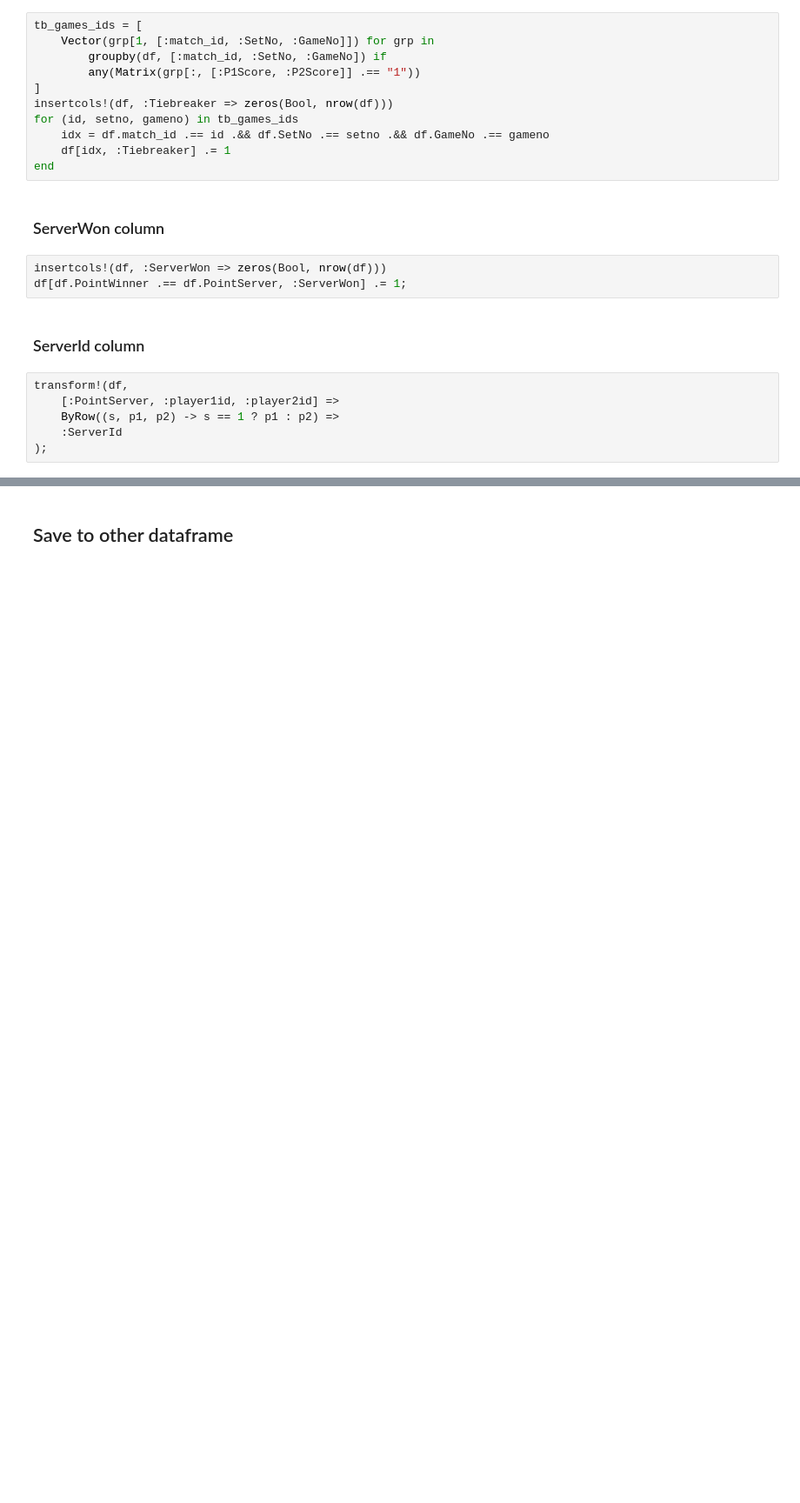
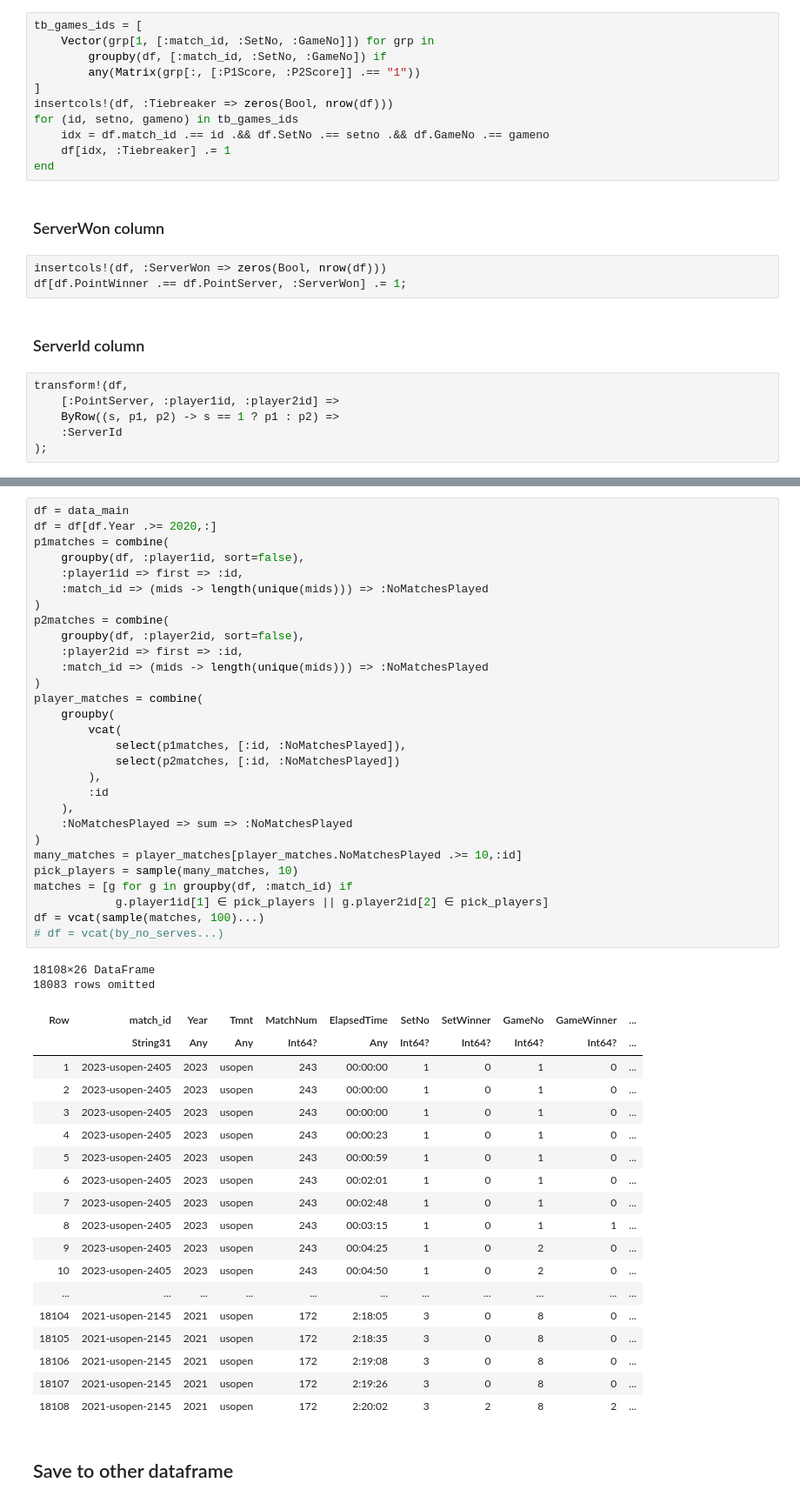
Before and after one commit to VictorKeil/grand-slam-analysis, a Jupyter notebook: Main.ipynb, the cells around one changed output, grey strips where cells are left out. Shown at 87% size. Saved outputs shown, nothing was run; the diff lists cells and outputs as text; blank space fills up the shorter version.

```diff
--- a/Main.ipynb
+++ b/Main.ipynb
@@ -207,2 +192,52 @@ players = CSV.read("clean-data/players.csv", DataFrame)
+# %%
+df = data_main
+df = df[df.Year .>= 2020,:]
+p1matches = combine(
+    groupby(df, :player1id, sort=false),
+    :player1id => first => :id,
+    :match_id => (mids -> length(unique(mids))) => :NoMatchesPlayed
+)
+p2matches = combine(
+    groupby(df, :player2id, sort=false),
+    :player2id => first => :id,
+    :match_id => (mids -> length(unique(mids))) => :NoMatchesPlayed
+)
+player_matches = combine(
+    groupby(
+        vcat(
+            select(p1matches, [:id, :NoMatchesPlayed]),
+            select(p2matches, [:id, :NoMatchesPlayed])
+        ),
+        :id
+    ),
+    :NoMatchesPlayed => sum => :NoMatchesPlayed
+)
+many_matches = player_matches[player_matches.NoMatchesPlayed .>= 10,:id]
+pick_players = sample(many_matches, 10)
+matches = [g for g in groupby(df, :match_id) if
+            g.player1id[1] ∈ pick_players || g.player2id[2] ∈ pick_players]
+df = vcat(sample(matches, 100)...)
+# df = vcat(by_no_serves...)
+# %% [output]
+18108×26 DataFrame
+18083 rows omitted
+| Row | match_id | Year | Tmnt | MatchNum | ElapsedTime | SetNo | SetWinner | GameNo | GameWinner | ... |
+|  | String31 | Any | Any | Int64? | Any | Int64? | Int64? | Int64? | Int64? | ... |
+| 1 | 2023-usopen-2405 | 2023 | usopen | 243 | 00:00:00 | 1 | 0 | 1 | 0 | ... |
+| 2 | 2023-usopen-2405 | 2023 | usopen | 243 | 00:00:00 | 1 | 0 | 1 | 0 | ... |
+| 3 | 2023-usopen-2405 | 2023 | usopen | 243 | 00:00:00 | 1 | 0 | 1 | 0 | ... |
+| 4 | 2023-usopen-2405 | 2023 | usopen | 243 | 00:00:23 | 1 | 0 | 1 | 0 | ... |
+| 5 | 2023-usopen-2405 | 2023 | usopen | 243 | 00:00:59 | 1 | 0 | 1 | 0 | ... |
+| 6 | 2023-usopen-2405 | 2023 | usopen | 243 | 00:02:01 | 1 | 0 | 1 | 0 | ... |
+| 7 | 2023-usopen-2405 | 2023 | usopen | 243 | 00:02:48 | 1 | 0 | 1 | 0 | ... |
+| 8 | 2023-usopen-2405 | 2023 | usopen | 243 | 00:03:15 | 1 | 0 | 1 | 1 | ... |
+| 9 | 2023-usopen-2405 | 2023 | usopen | 243 | 00:04:25 | 1 | 0 | 2 | 0 | ... |
+| 10 | 2023-usopen-2405 | 2023 | usopen | 243 | 00:04:50 | 1 | 0 | 2 | 0 | ... |
+| ... | ... | ... | ... | ... | ... | ... | ... | ... | ... | ... |
+| 18104 | 2021-usopen-2145 | 2021 | usopen | 172 | 2:18:05 | 3 | 0 | 8 | 0 | ... |
+| 18105 | 2021-usopen-2145 | 2021 | usopen | 172 | 2:18:35 | 3 | 0 | 8 | 0 | ... |
+| 18106 | 2021-usopen-2145 | 2021 | usopen | 172 | 2:19:08 | 3 | 0 | 8 | 0 | ... |
+| 18107 | 2021-usopen-2145 | 2021 | usopen | 172 | 2:19:26 | 3 | 0 | 8 | 0 | ... |
+| 18108 | 2021-usopen-2145 | 2021 | usopen | 172 | 2:20:02 | 3 | 2 | 8 | 2 | ... |
 # %% [markdown]
 ## Save to other dataframe
```
Also changed, not shown: parts of 28 cells of this notebook, 2 other files.
